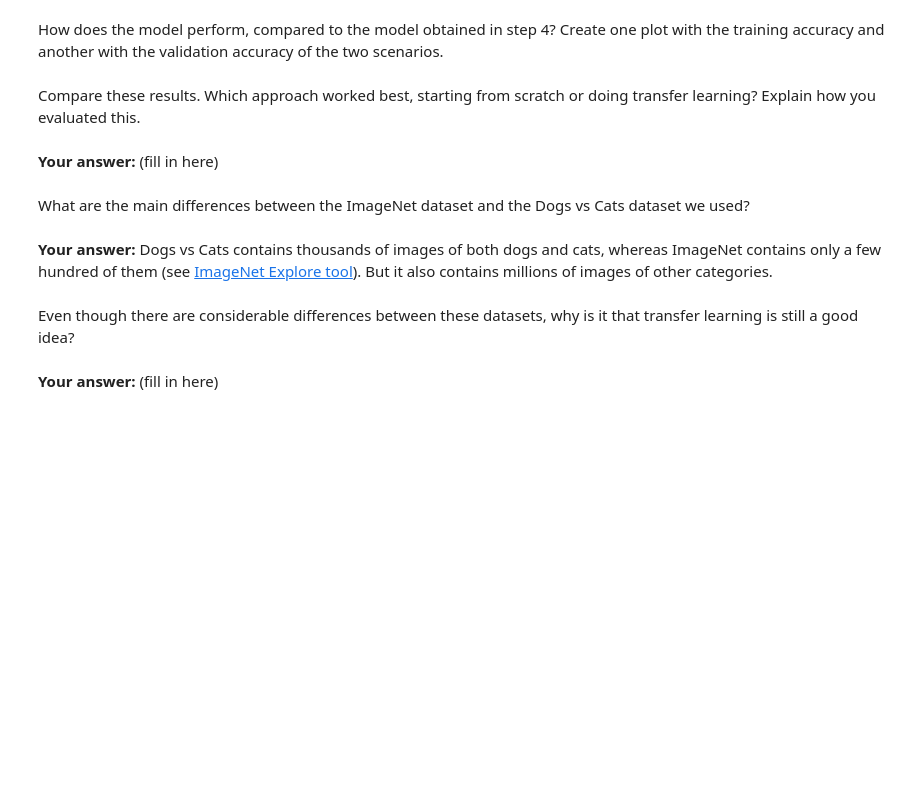
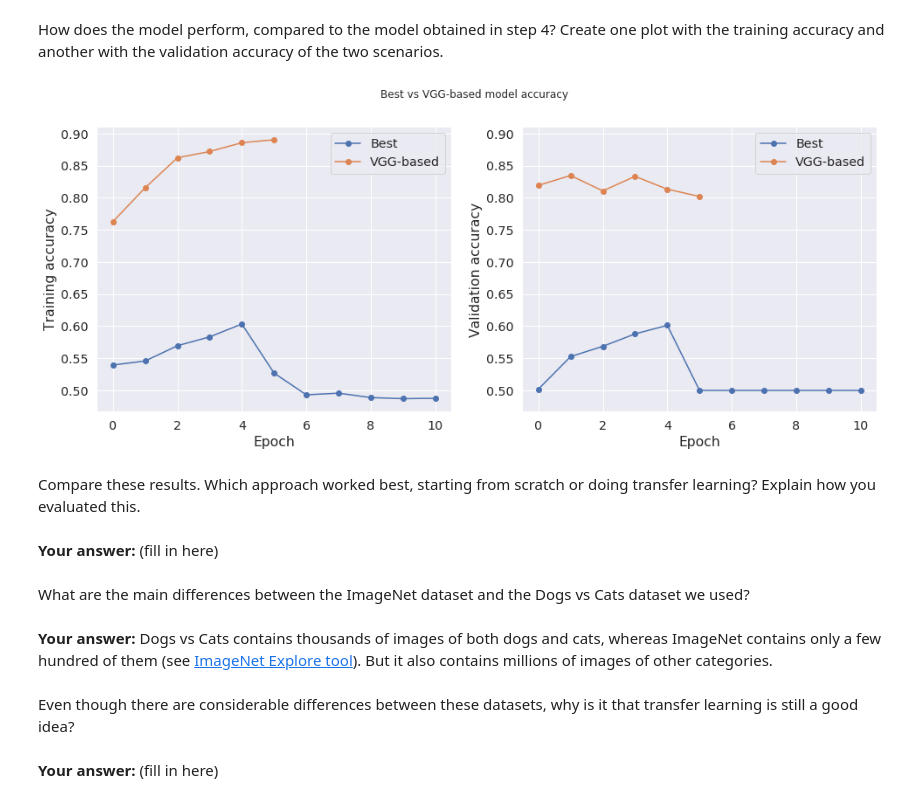
Before and after one commit to earlfernando/deeplearning-HA1, a Jupyter notebook: HA1.ipynb, the cells around one changed output. Drawn from its saved outputs; the diff is of its cells as text; code cells hidden in the pictures; blank space fills up the shorter version.

```diff
--- a/HA1.ipynb
+++ b/HA1.ipynb
@@ -374,7 +408,7 @@ model_best = best_model()
 callbacks_best = [
     TensorBoard(log_dir='./logs/best'),
     EarlyStopping(monitor='val_loss',
-                  min_delta=0.2,
+                  min_delta=0.02,
                   patience=5,
                   verbose=1,
                   mode='auto',
@@ -465,7 +524,7 @@ val_generator = get_data_generator(val_data_path_small)
 callbacks_vgg = [
     TensorBoard(log_dir='./logs/vgg_based'),
     EarlyStopping(monitor='val_loss',
-                  min_delta=0.2,
+                  min_delta=0.02,
                   patience=5,
                   verbose=1,
                   mode='auto',
@@ -494,21 +573,24 @@ How does the model perform, compared to the model obtained in step 4? Create one
 # %%
 def plot_histories(ax, histories, ylabel, metric, title=None):
     histories_items = histories.items()
     for _label, history in histories_items:
         ax.plot(history.history[metric], '-o')
     ax.set_ylabel(ylabel)
     ax.set_xlabel('Epoch')
     if title:
         ax.title.set_text(title)
     ax.legend([label for label, _history in histories_items])
 
-f, (ax1, ax2) = plt.subplots(1, 2)
+f, (ax1, ax2) = plt.subplots(1, 2, sharey=True)
+ax2.yaxis.set_tick_params(labelleft=True)
 f.suptitle('Best vs VGG-based model accuracy')
 
 plot_histories(ax1, {'Best': history_best, 'VGG-based': history_vgg}, 'Training accuracy', 'acc')
 plot_histories(ax2, {'Best': history_best, 'VGG-based': history_vgg}, 'Validation accuracy', 'val_acc')
 
 plt.show()
+# %% [output]
+[figure, added]
 # %% [markdown]
 Compare these results. Which approach worked best, starting from scratch or doing transfer learning? Explain how you evaluated this.
 # %% [markdown]
```
Also changed, not shown: parts of 20 cells of this notebook.
